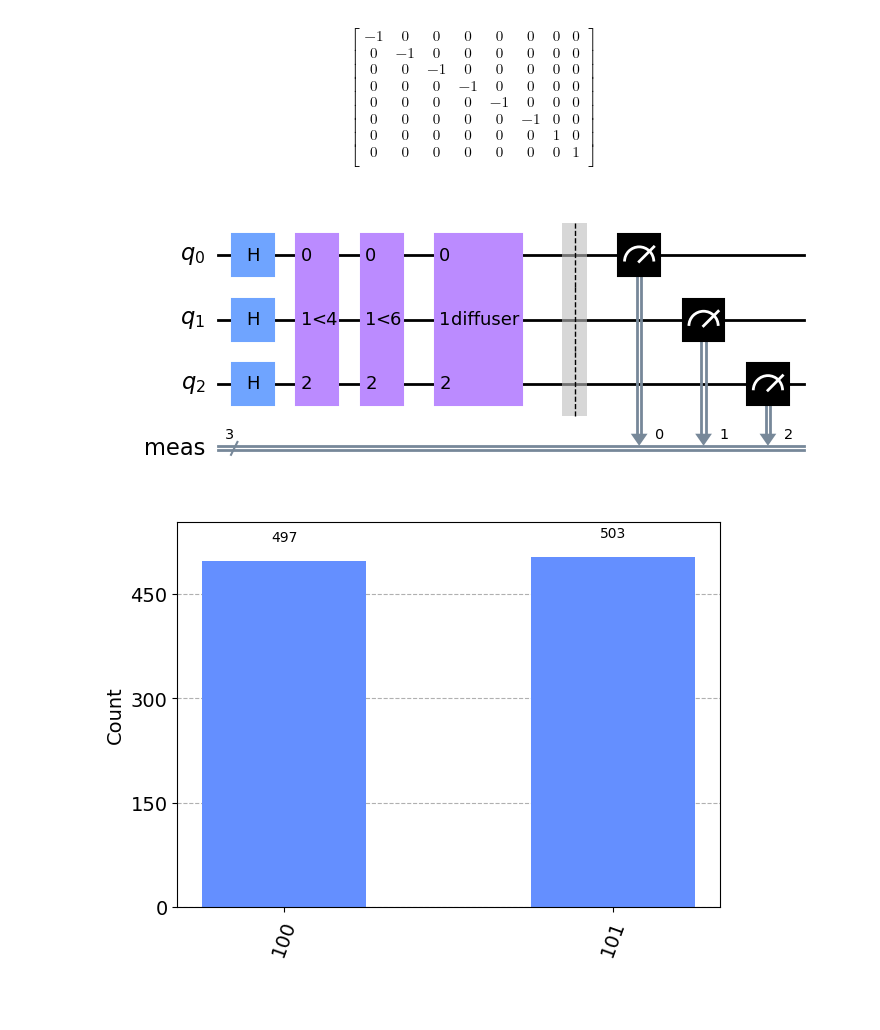
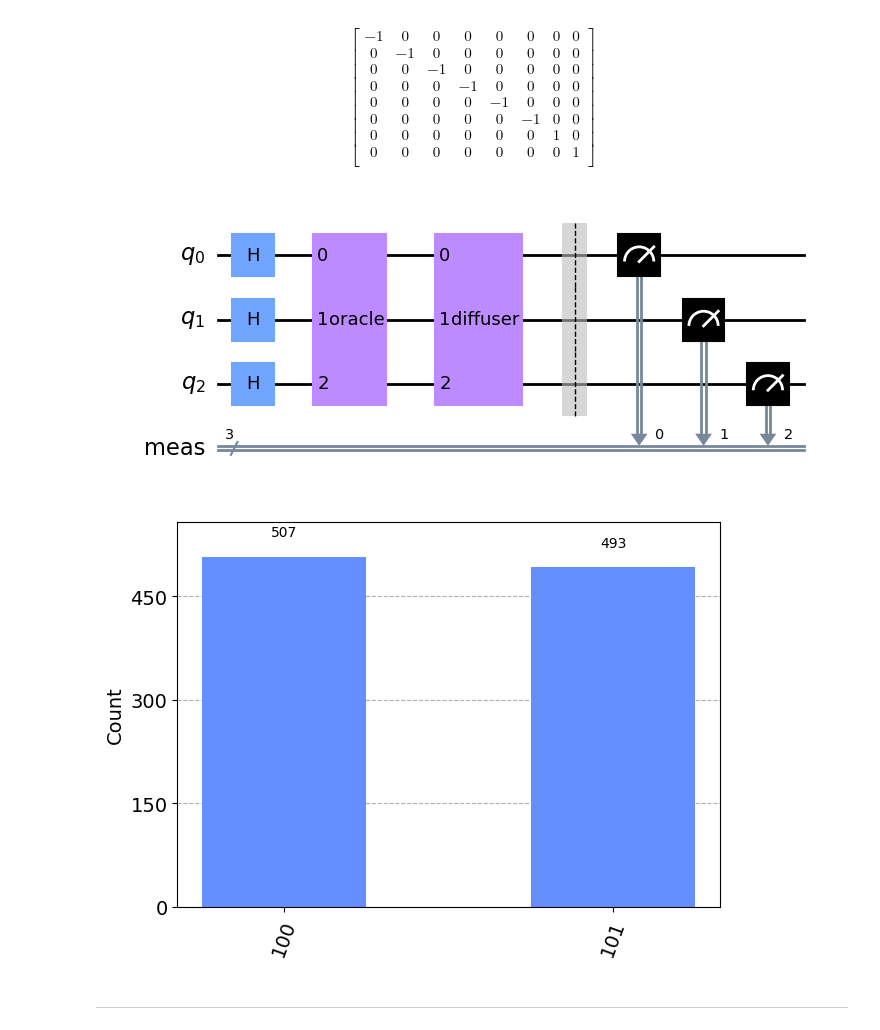
Before and after one commit to Dpbm/scientific-research-1-quantum-oracles, a Jupyter notebook: oracle-less-than/less-than.ipynb, the cells around one changed output. Drawn from its saved outputs; the diff is of its cells as text; code cells hidden in the pictures; blank space fills up the shorter version.

```diff
--- a/oracle-less-than/less-than.ipynb
+++ b/oracle-less-than/less-than.ipynb
@@ -21,6 +22,8 @@ def plot_results(qc):
     sim = AerSimulator()
     result = sim.run(transpile(qc, sim), shots=1000).result().get_counts()
     display(plot_histogram(result))
+# %%
+_3_qubits_iterator = range(3)
 # %%
 """
 from 2 to 7
@@ -145,9 +148,9 @@ plot_results(qc_test_2)
 oracle_less_than_4 = QuantumCircuit(3, name="<4")
 
 #000
-oracle_less_than_4.x(range(3))
+oracle_less_than_4.x(_3_qubits_iterator)
 oracle_less_than_4.mcp(math.pi, [2, 1], 0)
-oracle_less_than_4.x(range(3))
+oracle_less_than_4.x(_3_qubits_iterator)
 
 #001
 oracle_less_than_4.x(range(1, 3))
@@ -184,9 +187,9 @@ $$
 oracle_less_than_6 = QuantumCircuit(3, name="<6")
 
 #000
-oracle_less_than_6.x(range(3))
+oracle_less_than_6.x(_3_qubits_iterator)
 oracle_less_than_6.mcp(math.pi, [2, 1], 0)
-oracle_less_than_6.x(range(3))
+oracle_less_than_6.x(_3_qubits_iterator)
 
 #001
 oracle_less_than_6.x(range(1, 3))
@@ -229,17 +232,23 @@ $$
  0 & 0 & 0 & 0 & 0 & 0 & 0 & 1  \\
  \end{bmatrix}
 $$
+# %%
+grover_diffuser = diffuser(3)
 # %%
+grover_oracle = QuantumCircuit(3, name="oracle")
+grover_oracle.append(oracle_less_than_4, _3_qubits_iterator)
+grover_oracle.append(oracle_less_than_6, _3_qubits_iterator)
+
 qc_test_3 = QuantumCircuit(3)
-qc_test_3_diffuser = diffuser(3)
+qc_test_3.h(_3_qubits_iterator)
+qc_test_3.append(grover_oracle, _3_qubits_iterator)
+qc_test_3.append(grover_diffuser, _3_qubits_iterator)
+qc_test_3.measure_all()
 
-qc_test_3.h(range(3))
-qc_test_3.append(oracle_less_than_4, range(3))
-qc_test_3.append(oracle_less_than_6, range(3))
-qc_test_3.append(qc_test_3_diffuser, range(3))
-qc_test_3.measure_all()
 display(qc_test_3.draw('mpl'))
 plot_results(qc_test_3)
 # %% [output]
-[figure, old version]
+[figure, new version]
-[figure, old version]
+[figure, new version]
+# %% [markdown]
+---
```
Also changed, not shown: parts of 12 cells of this notebook.
